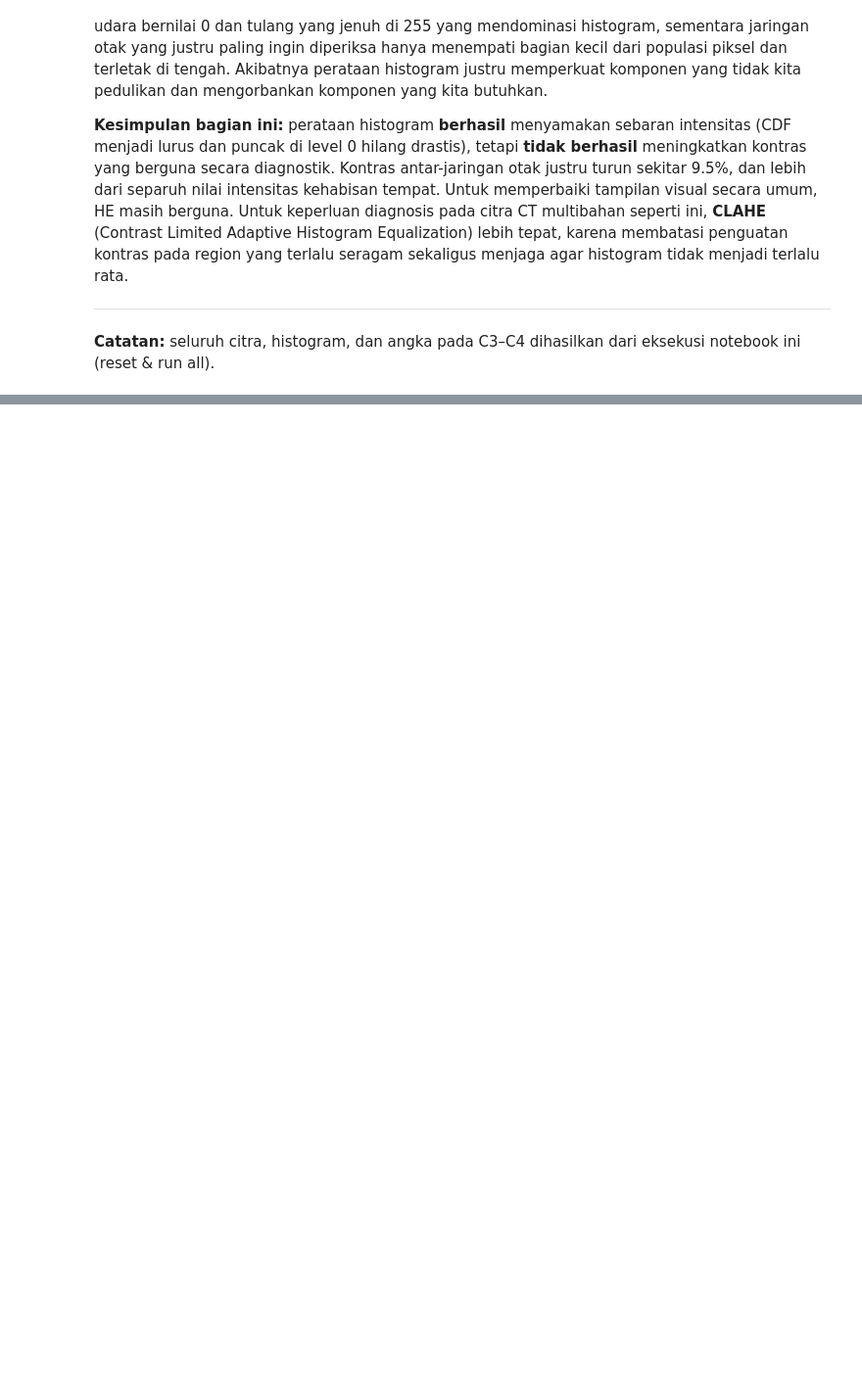
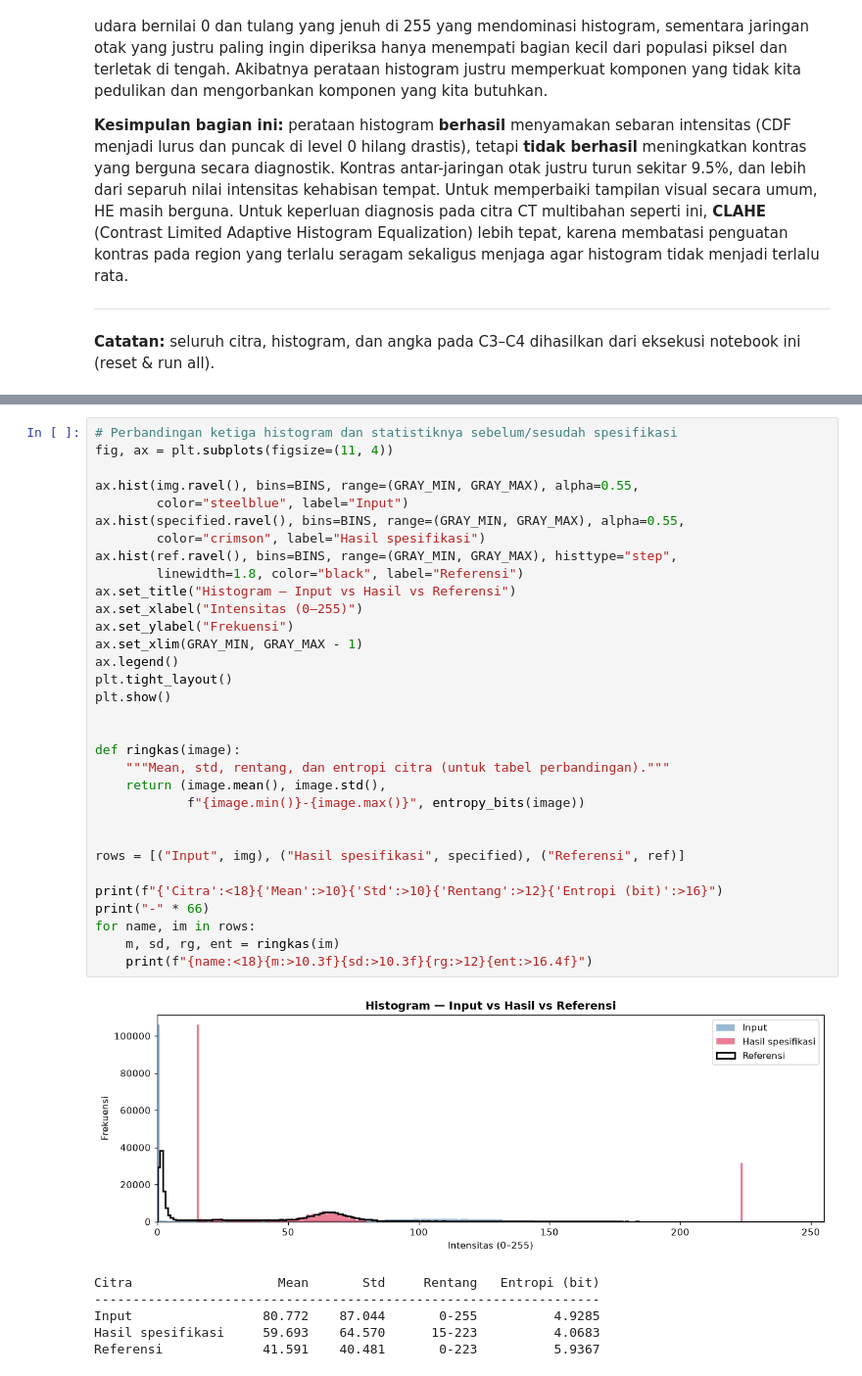
Before and after one commit to iaanne/citra-input-ref-kelompok4, a Jupyter notebook: notebook.ipynb, the cells around one changed output, grey strips where cells are left out. Shown at 98% size. Cells and saved outputs as stored; diff of their text form; blank space fills up the shorter version.

```diff
--- a/notebook.ipynb
+++ b/notebook.ipynb
@@ -600,0 +705,39 @@ Perataan histogram bekerja dengan asumsi bahwa histogram **global** sudah mewaki
+# %%
+# Perbandingan ketiga histogram dan statistiknya sebelum/sesudah spesifikasi
+fig, ax = plt.subplots(figsize=(11, 4))
+
+ax.hist(img.ravel(), bins=BINS, range=(GRAY_MIN, GRAY_MAX), alpha=0.55,
+        color="steelblue", label="Input")
+ax.hist(specified.ravel(), bins=BINS, range=(GRAY_MIN, GRAY_MAX), alpha=0.55,
+        color="crimson", label="Hasil spesifikasi")
+ax.hist(ref.ravel(), bins=BINS, range=(GRAY_MIN, GRAY_MAX), histtype="step",
+        linewidth=1.8, color="black", label="Referensi")
+ax.set_title("Histogram — Input vs Hasil vs Referensi")
+ax.set_xlabel("Intensitas (0–255)")
+ax.set_ylabel("Frekuensi")
+ax.set_xlim(GRAY_MIN, GRAY_MAX - 1)
+ax.legend()
+plt.tight_layout()
+plt.show()
+
+
+def ringkas(image):
+    """Mean, std, rentang, dan entropi citra (untuk tabel perbandingan)."""
+    return (image.mean(), image.std(),
+            f"{image.min()}-{image.max()}", entropy_bits(image))
+
+
+rows = [("Input", img), ("Hasil spesifikasi", specified), ("Referensi", ref)]
+
+print(f"{'Citra':<18}{'Mean':>10}{'Std':>10}{'Rentang':>12}{'Entropi (bit)':>16}")
+print("-" * 66)
+for name, im in rows:
+    m, sd, rg, ent = ringkas(im)
+    print(f"{name:<18}{m:>10.3f}{sd:>10.3f}{rg:>12}{ent:>16.4f}")
+# %% [output]
+[figure, added]
+Citra                   Mean       Std     Rentang   Entropi (bit)
+------------------------------------------------------------------
+Input                 80.772    87.044       0-255          4.9285
+Hasil spesifikasi     59.693    64.570      15-223          4.0683
+Referensi             41.591    40.481       0-223          5.9367
```
Also changed, not shown: parts of 8 cells of this notebook, 1 other file.
